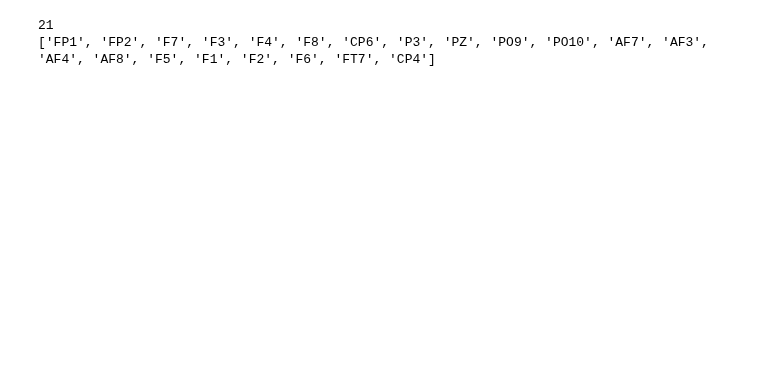
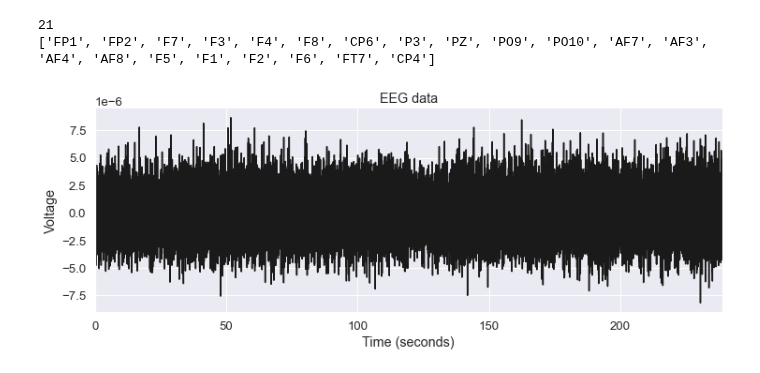
Before and after one commit to LaiaNO/EEG, a Jupyter notebook: 27_10_2020_EEG.ipynb, the cells around one changed output. Cells and saved outputs as stored; diff of their text form; code cells hidden in the pictures; blank space fills up the shorter version.

```diff
--- a/27_10_2020_EEG.ipynb
+++ b/27_10_2020_EEG.ipynb
@@ -158,3 +156,24 @@ print(notingroup)
 # %% [output]
 21
 ['FP1', 'FP2', 'F7', 'F3', 'F4', 'F8', 'CP6', 'P3', 'PZ', 'PO9', 'PO10', 'AF7', 'AF3', 'AF4', 'AF8', 'F5', 'F1', 'F2', 'F6', 'FT7', 'CP4']
+# %%
+import matplotlib.pyplot as plt
+import seaborn as sns
+sns.set(font_scale=1.2)
+data = groups_date_final[0]
+# Define sampling frequency and time vector
+sf = 500.
+time = np.arange(data.size) / sf
+
+# Plot the signal
+fig, ax = plt.subplots(1, 1, figsize=(12, 4))
+
+plt.plot(time, data, lw=1.5, color='k')
+
+plt.xlabel('Time (seconds)')
+plt.ylabel('Voltage')
+plt.xlim([time.min(), time.max()])
+plt.title('EEG data')
+sns.despine()
+# %% [output]
+[figure, added]
```
Also changed, not shown: parts of 3 cells of this notebook.
